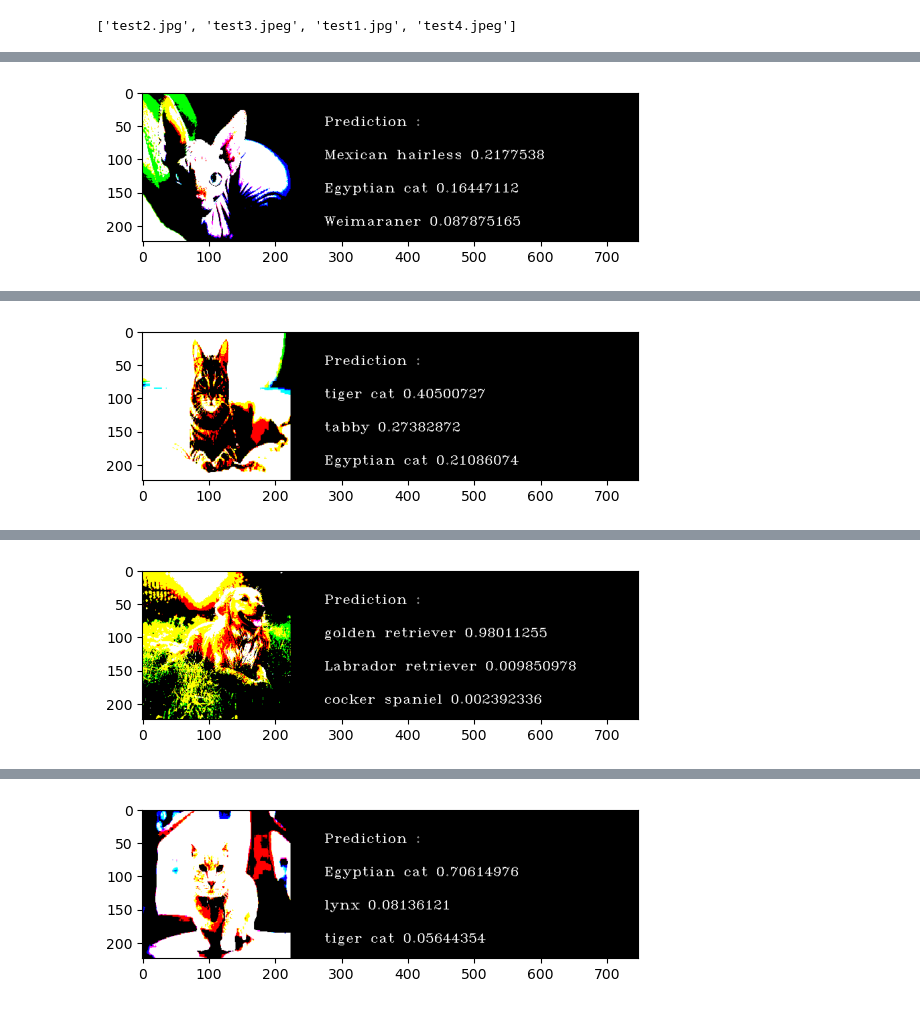
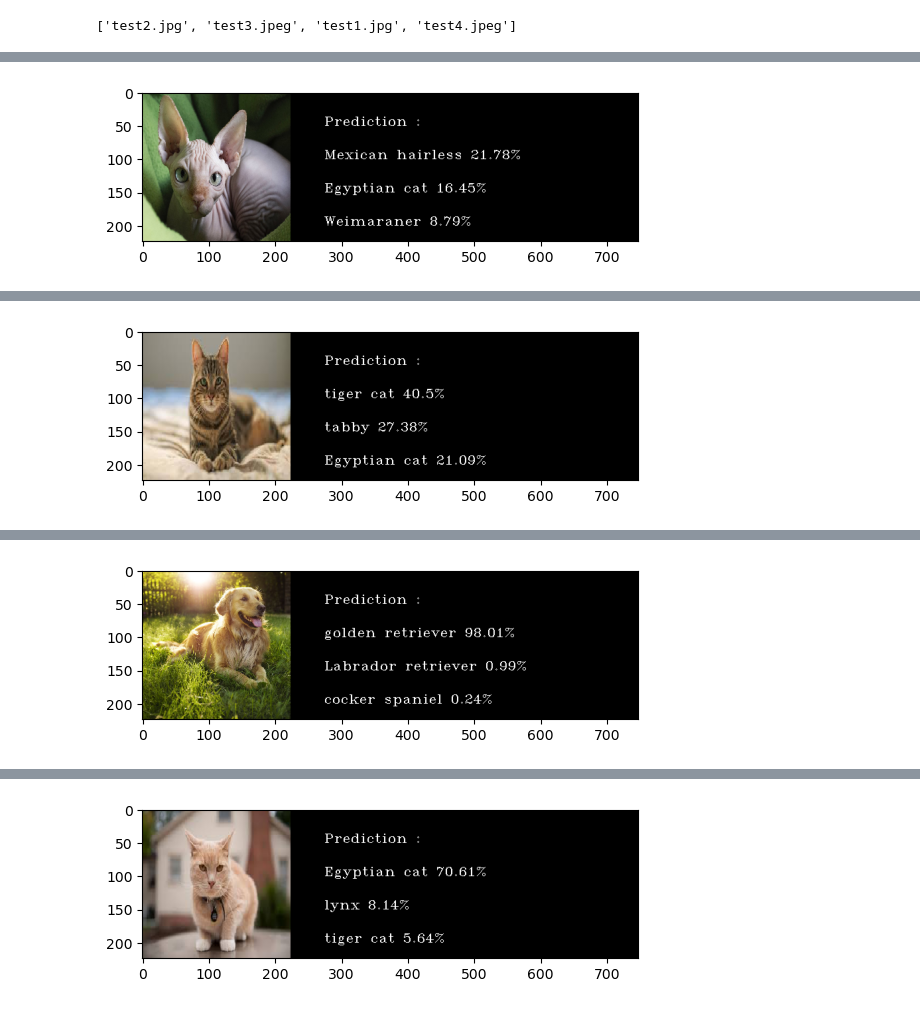
Before and after one commit to badrul1329/Deep-Learning, a Jupyter notebook: cnn-image-classification-using-resnet50.ipynb, the cells around one changed output, grey strips where cells are left out. Drawn from its saved outputs; the diff is of its cells as text; code cells hidden in the pictures.

Commit message:
Kaggle Notebook | CNN - Image Classification using ResNet50 | Version 3

```diff
--- a/cnn-image-classification-using-resnet50.ipynb
+++ b/cnn-image-classification-using-resnet50.ipynb
@@ -261,18 +303,20 @@ Accuracy: 98.01%
 
 def textOnImage(name, predictions, input_image):
     backgroundColor = [0, 0, 0]
-#     Making border around image like photoframe
-#     cv2.copyMakeBorder(src, top, bottom, left, right, borderType, color)
+    # add a border of the specified value around image
+    # cv2.copyMakeBorder(src, top, bottom, left, right, borderType, color)
     expandImage = cv2.copyMakeBorder(input_image, 0, 0, 0, input_image.shape[1]+300, cv2.BORDER_CONSTANT, value=backgroundColor)
-#     image shape
+    # image shape
     image_width = input_image.shape[1]
 
-#     loop for multiple predictions
+    # loop for multiple predictions
     for (i, prediction) in enumerate(predictions):
-        imageStrings = str(prediction[1]).replace("_",' ') + " " + str(prediction[2])
-#         text on image
+        className = str(prediction[1]).replace("_",' ')
+        percentage = str(round(prediction[2]*100,2))+"%"
+        imageInfo = className + " " + percentage
+        # text on image
         cv2.putText(expandImage, str(name), (image_width+50, 50), cv2.FONT_HERSHEY_COMPLEX_SMALL, 1, (255,255,255), 1)
-        cv2.putText(expandImage, imageStrings, (image_width+50, 50 + ((i + 1) * 50)), cv2.FONT_HERSHEY_COMPLEX_SMALL, 1, (255,255,255), 1)
+        cv2.putText(expandImage, imageInfo, (image_width+50, 50 + ((i + 1) * 50)), cv2.FONT_HERSHEY_COMPLEX_SMALL, 1, (255,255,255), 1)
 
         plt.imshow(expandImage)
     plt.show()
@@ -296,9 +340,10 @@ fileName
 for file in fileName:
 # image preprocessing
     # loding image
+    # image.load_img(path, grayscale=False, color_mode='rgb', target_size=None, interpolation='nearest', keep_aspect_ratio=False)
     img = image.load_img(imagePath + file, target_size=(224,224))
     # image tensor to array
-    img = image.img_to_array(img)
+    img = np.array(img)
     # expand shape of an array to store feature/classificaton related info
     x = np.expand_dims(img, axis=0)
     # Prepare image for model
@@ -316 +361 @@ for file in fileName:
-[figure, old version]
+[figure, new version]
@@ -318 +363 @@ for file in fileName:
-[figure, old version]
+[figure, new version]
@@ -320 +365 @@ for file in fileName:
-[figure, old version]
+[figure, new version]
@@ -322 +367 @@ for file in fileName:
-[figure, old version]
+[figure, new version]
```
Also changed, not shown: parts of 7 cells of this notebook.
